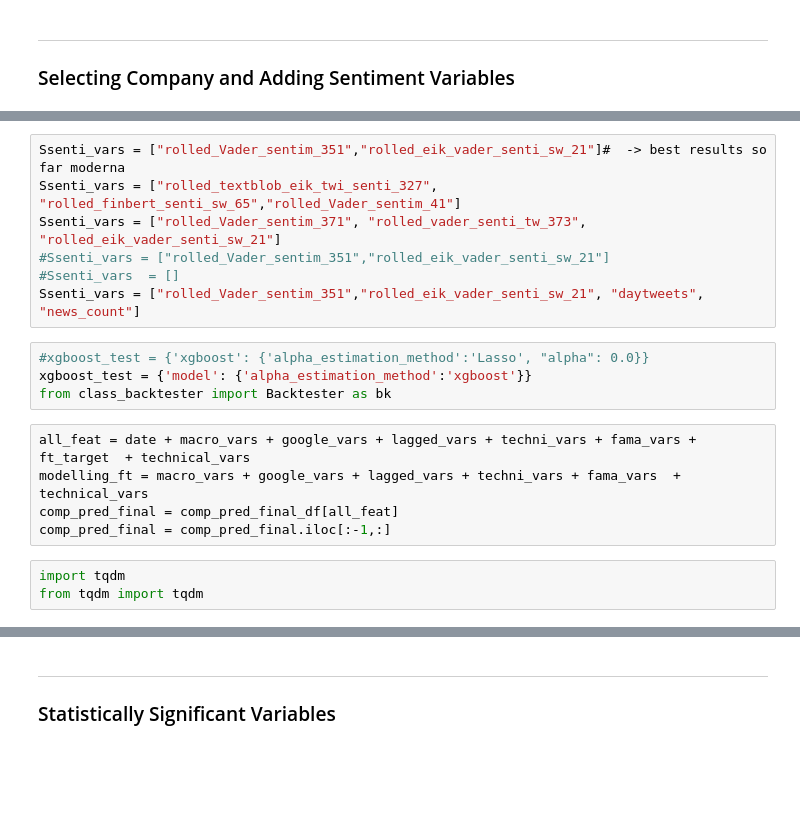
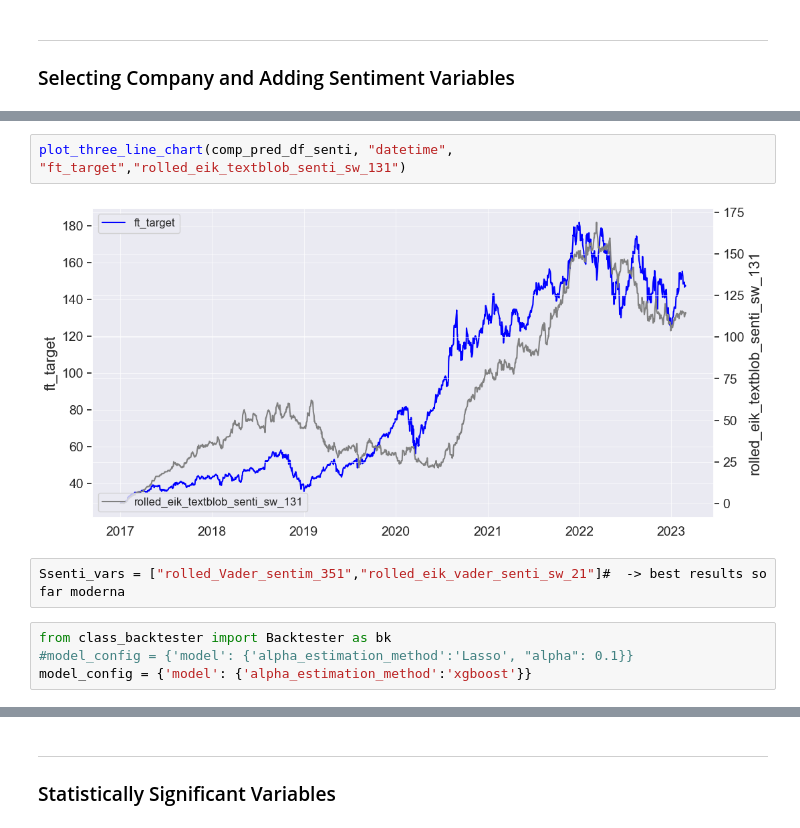
Before and after one commit to Diegozu97/thesis_code, a Jupyter notebook: 05_data_prep.ipynb, the cells around one changed output, grey strips where cells are left out. Cells and saved outputs as stored; diff of their text form; blank space fills up the shorter version.

```diff
--- a/05_data_prep.ipynb
+++ b/05_data_prep.ipynb
@@ -307,21 +312,12 @@ from utils import plot_three_line_chart
+# %%
+plot_three_line_chart(comp_pred_df_senti, "datetime", "ft_target","rolled_eik_textblob_senti_sw_131")
+# %% [output]
+[figure, added]
 # %%
 Ssenti_vars = ["rolled_Vader_sentim_351","rolled_eik_vader_senti_sw_21"]#  -> best results so far moderna
-Ssenti_vars = ["rolled_textblob_eik_twi_senti_327", "rolled_finbert_senti_sw_65","rolled_Vader_sentim_41"]
-Ssenti_vars = ["rolled_Vader_sentim_371", "rolled_vader_senti_tw_373", "rolled_eik_vader_senti_sw_21"]
-#Ssenti_vars = ["rolled_Vader_sentim_351","rolled_eik_vader_senti_sw_21"]
-#Ssenti_vars  = []
-Ssenti_vars = ["rolled_Vader_sentim_351","rolled_eik_vader_senti_sw_21", "daytweets", "news_count"]
-# %%
-#xgboost_test = {'xgboost': {'alpha_estimation_method':'Lasso', "alpha": 0.0}}
-xgboost_test = {'model': {'alpha_estimation_method':'xgboost'}}
-from class_backtester import Backtester as bk
-# %%
-all_feat = date + macro_vars + google_vars + lagged_vars + techni_vars + fama_vars + ft_target  + technical_vars
-modelling_ft = macro_vars + google_vars + lagged_vars + techni_vars + fama_vars  + technical_vars
-comp_pred_final = comp_pred_final_df[all_feat]
-comp_pred_final = comp_pred_final.iloc[:-1,:]
-# %%
-import tqdm
-from tqdm import tqdm
+# %%
+from class_backtester import Backtester as bk
+#model_config = {'model': {'alpha_estimation_method':'Lasso', "alpha": 0.1}}
+model_config = {'model': {'alpha_estimation_method':'xgboost'}}
 # %%
 for senti_var in tqdm(range(len(Csenti_vars))):
```
Also changed, not shown: parts of 19 cells of this notebook, 3 other files.
